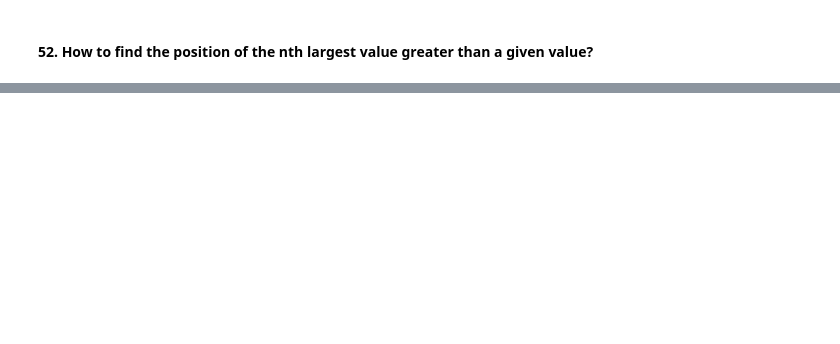
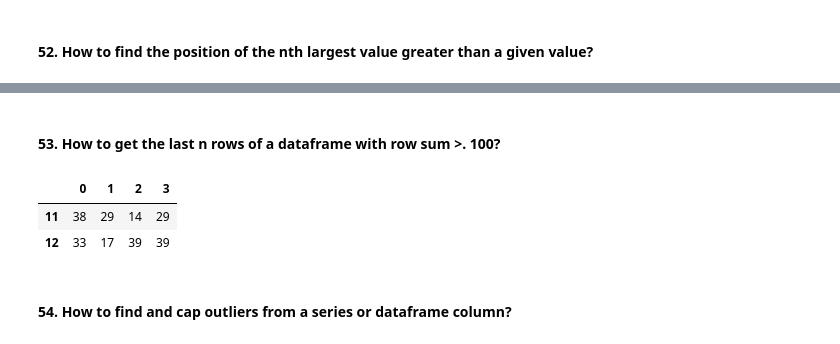
Before and after one commit to pfiterman/Python, a Jupyter notebook: learning/machine-learning/101-pandas-exercises-data-analysis.ipynb, the cells around one changed output, grey strips where cells are left out. Cells and saved outputs as stored; diff of their text form; code cells hidden in the pictures; blank space fills up the shorter version.

Commit message:
feat: add 101 pandas exercises for data analysis solutions 52-61

```diff
--- a/learning/machine-learning/101-pandas-exercises-data-analysis.ipynb
+++ b/learning/machine-learning/101-pandas-exercises-data-analysis.ipynb
@@ -997,0 +972,19 @@ ser:  [13, 40, 12, 29, 45, 84, 36, 40, 12, 26, 36, 63, 46, 41, 83] mean:  40
+# %% [markdown]
+#### 53. How to get the last n rows of a dataframe with row sum >. 100?
+# %%
+# Task: Get the last n rows of a dataframe with row sum > 100
+df = pd.DataFrame(np.random.randint(10, 40, 60).reshape(-1, 4))
+
+# Solution
+# print row sums
+rowsums = df.apply(np.sum, axis=1)
+
+# last two rows with row sum greater than 100
+last_two_rows = df.iloc[np.where(rowsums > 100)[0][-2:],:]
+last_two_rows
+# %% [output]
+|  | 0 | 1 | 2 | 3 |
+| 11 | 38 | 29 | 14 | 29 |
+| 12 | 33 | 17 | 39 | 39 |
+# %% [markdown]
+#### 54. How to find and cap outliers from a series or dataframe column?
```
Also changed, not shown: parts of 28 cells of this notebook.
